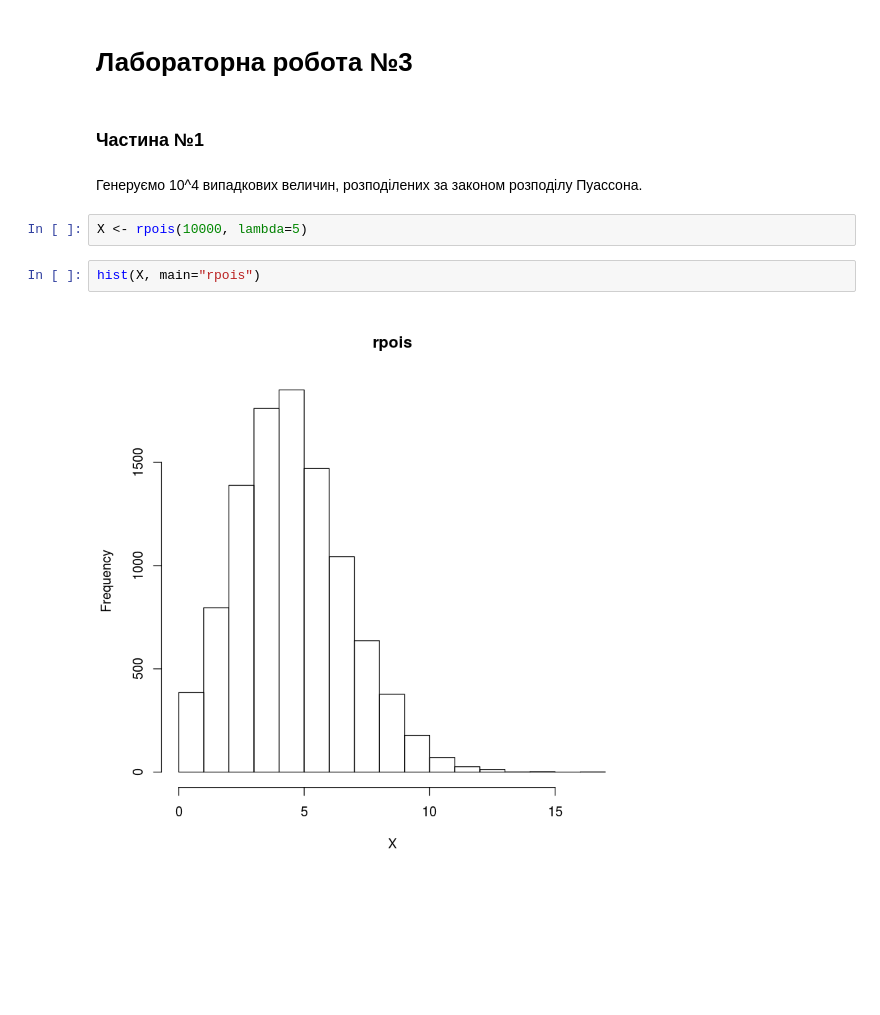
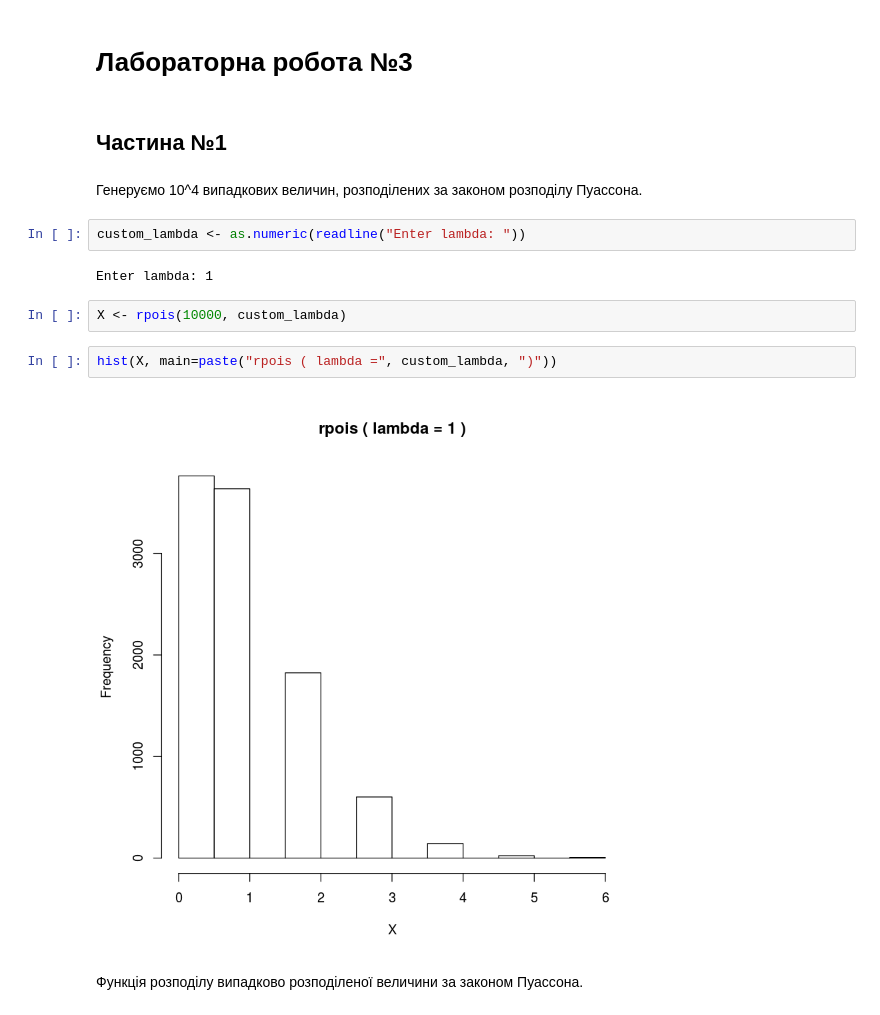
Before and after one commit to vashanin/RandomProcesses, a Jupyter notebook: lab3/RP_Lab3.ipynb, the cells around one changed output. Cells and saved outputs as stored; diff of their text form; blank space fills up the shorter version.

```diff
--- a/lab3/RP_Lab3.ipynb
+++ b/lab3/RP_Lab3.ipynb
@@ -1,12 +1,18 @@
 # %% [markdown]
 # Лабораторна робота №3
 # %% [markdown]
-### Частина №1
+## Частина №1
 # %% [markdown]
 Генеруємо 10^4 випадкових величин, розподілених за законом розподілу Пуассона.
+# %%
+custom_lambda <- as.numeric(readline("Enter lambda: "))
+# %% [output]
+Enter lambda: 1
 # %%
-X <- rpois(10000, lambda=5)
+X <- rpois(10000, custom_lambda)
 # %%
-hist(X, main="rpois")
+hist(X, main=paste("rpois ( lambda =", custom_lambda, ")"))
 # %% [output]
-[figure, old version]
+[figure, new version]
+# %% [markdown]
+Функція розподілу випадково розподіленої величини за законом Пуассона.
```
Also changed, not shown: parts of 18 cells of this notebook, 2 other files.
